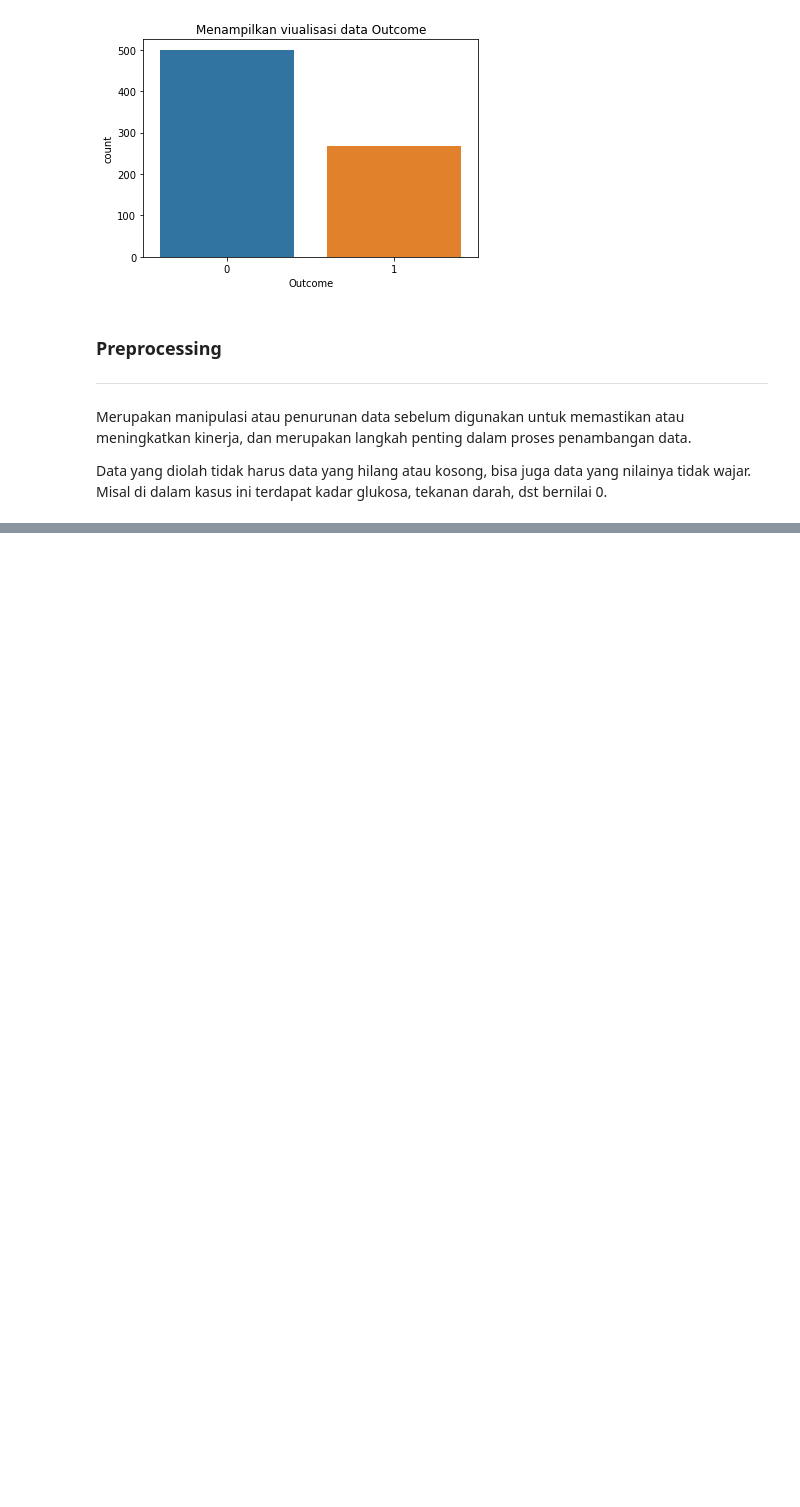
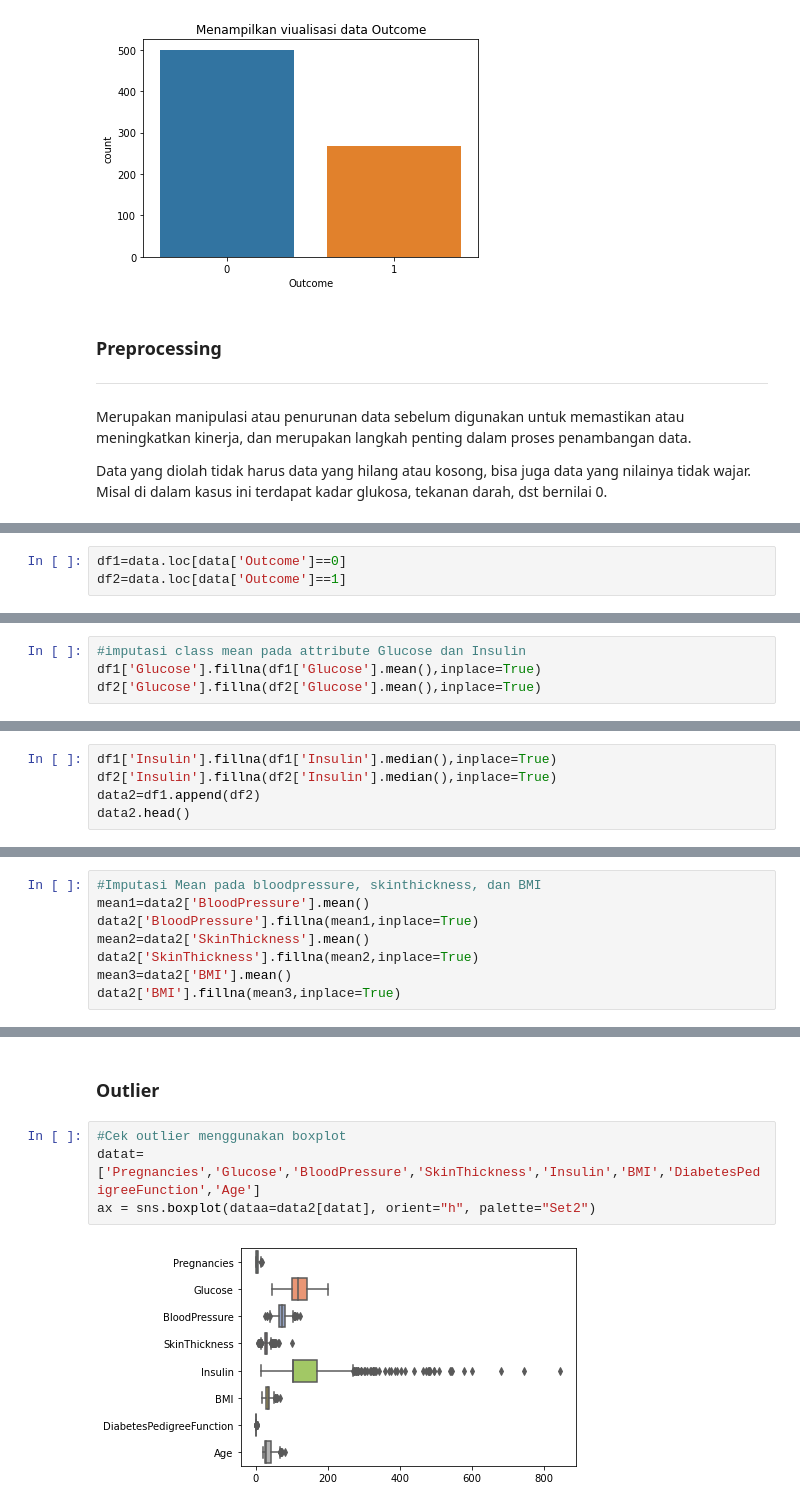
Before and after one commit to 53buahapel/data_science, a Jupyter notebook: Diabetes.ipynb, the cells around one changed output, grey strips where cells are left out. Drawn from its saved outputs; the diff is of its cells as text; blank space fills up the shorter version.

```diff
--- a/Diabetes.ipynb
+++ b/Diabetes.ipynb
@@ -156,0 +159,3 @@ _note : dalam skewness ada 2 pendapat. Pertama, dikatakan normal jika hasilnya a
+# %%
+df1=data.loc[data['Outcome']==0]
+df2=data.loc[data['Outcome']==1]
@@ -156,0 +210,4 @@ _note : dalam skewness ada 2 pendapat. Pertama, dikatakan normal jika hasilnya a
+# %%
+#imputasi class mean pada attribute Glucose dan Insulin
+df1['Glucose'].fillna(df1['Glucose'].mean(),inplace=True)
+df2['Glucose'].fillna(df2['Glucose'].mean(),inplace=True)
@@ -156,0 +219,5 @@ _note : dalam skewness ada 2 pendapat. Pertama, dikatakan normal jika hasilnya a
+# %%
+df1['Insulin'].fillna(df1['Insulin'].median(),inplace=True)
+df2['Insulin'].fillna(df2['Insulin'].median(),inplace=True)
+data2=df1.append(df2)
+data2.head()
@@ -156,0 +235,8 @@ _note : dalam skewness ada 2 pendapat. Pertama, dikatakan normal jika hasilnya a
+# %%
+#Imputasi Mean pada bloodpressure, skinthickness, dan BMI
+mean1=data2['BloodPressure'].mean()
+data2['BloodPressure'].fillna(mean1,inplace=True)
+mean2=data2['SkinThickness'].mean()
+data2['SkinThickness'].fillna(mean2,inplace=True)
+mean3=data2['BMI'].mean()
+data2['BMI'].fillna(mean3,inplace=True)
@@ -156,0 +271,8 @@ _note : dalam skewness ada 2 pendapat. Pertama, dikatakan normal jika hasilnya a
+# %% [markdown]
+### Outlier
+# %%
+#Cek outlier menggunakan boxplot
+datat=['Pregnancies','Glucose','BloodPressure','SkinThickness','Insulin','BMI','DiabetesPedigreeFunction','Age']
+ax = sns.boxplot(dataa=data2[datat], orient="h", palette="Set2")
+# %% [output]
+[figure, added]
```
Also changed, not shown: parts of 26 cells of this notebook.
